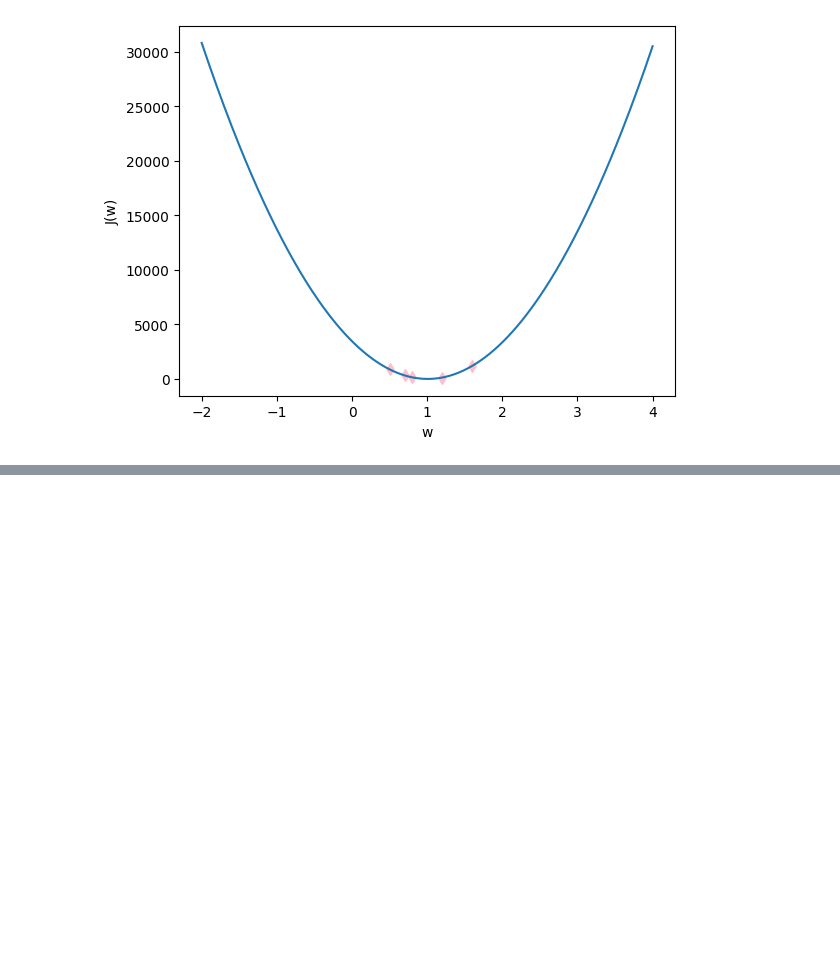
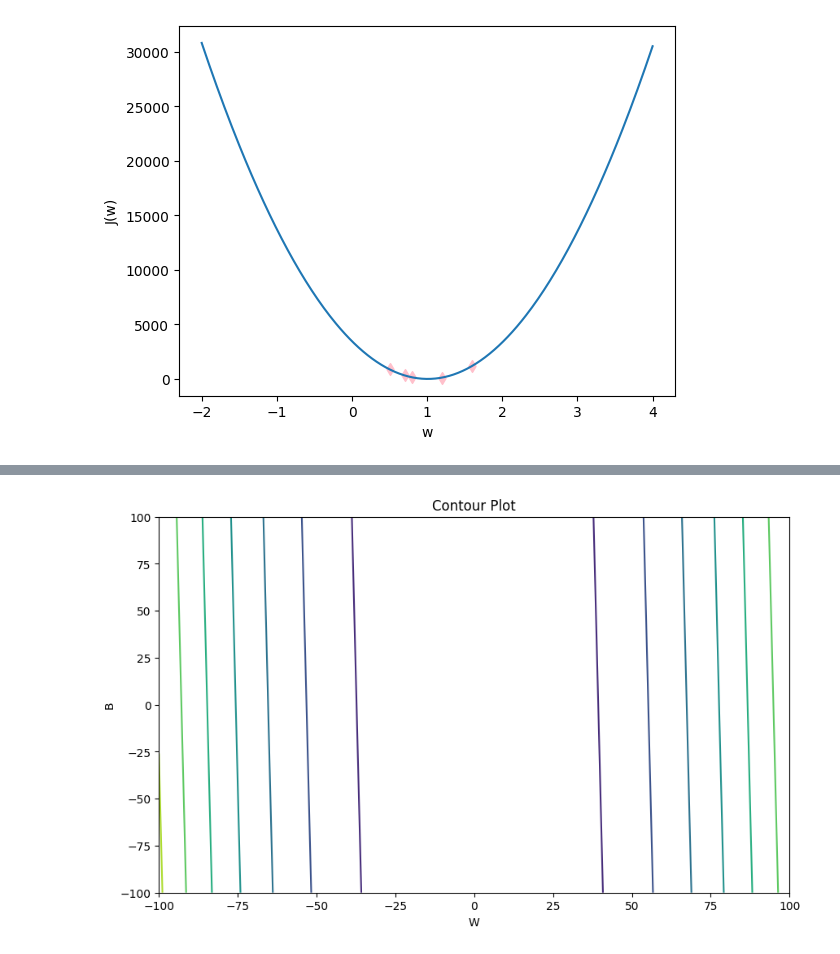
Before and after one commit to faustodavidhernandezjasso/supervised-machine-learning, a Jupyter notebook: src/cost_function_intuition.ipynb, the cells around one changed output, grey strips where cells are left out. Drawn from its saved outputs; the diff is of its cells as text; code cells hidden in the pictures; blank space fills up the shorter version.

```diff
--- a/src/cost_function_intuition.ipynb
+++ b/src/cost_function_intuition.ipynb
@@ -269,0 +270,11 @@ plt.show()
+# %%
+fig, ax = plt.subplots(figsize=(10, 6))
+contour_plot = ax.contour(W, B, J_W_B)
+ax.set_xlabel('W')
+ax.set_ylabel('B')
+ax.set_title('Contour Plot')
+
+# Mostrar el Contour Plot
+plt.show()
+# %% [output]
+[figure, added]
```
Also changed, not shown: parts of 1 cell of this notebook.
